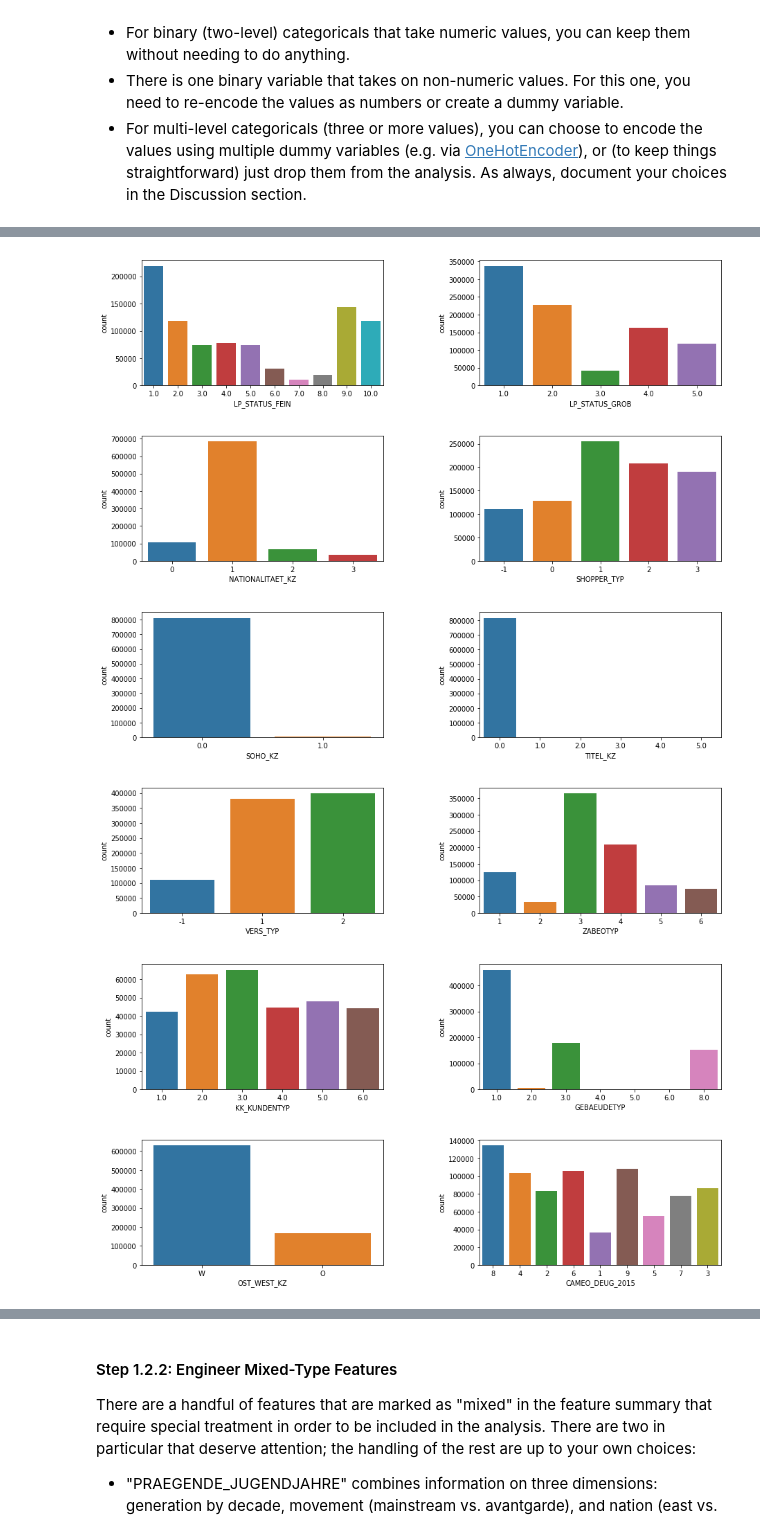
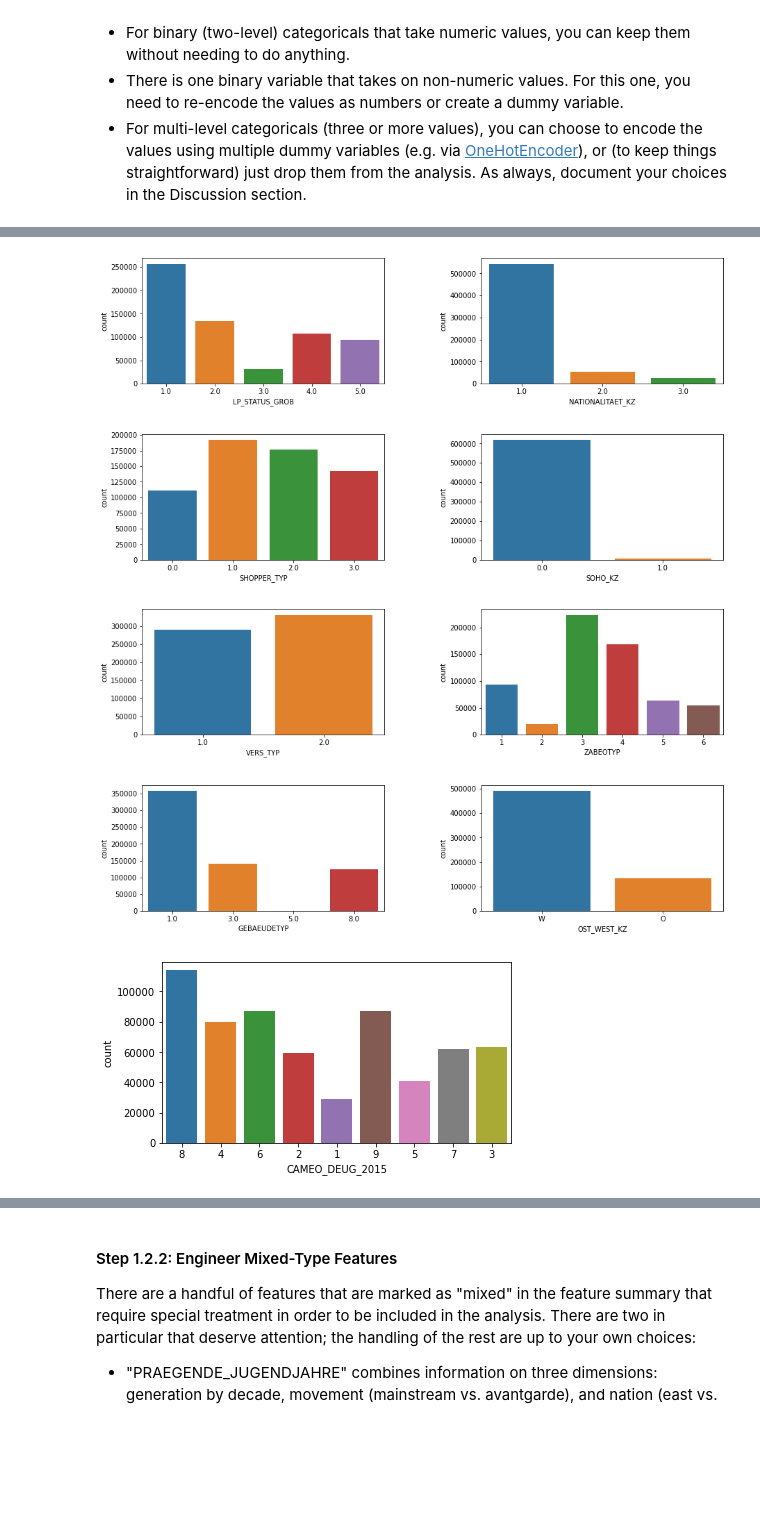
Before and after one commit to davidjentjens/customer_segments_with_arvato, a Jupyter notebook: Identify_Customer_Segments.ipynb, the cells around one changed output, grey strips where cells are left out. Drawn from its saved outputs; the diff is of its cells as text; code cells hidden in the pictures; blank space fills up the shorter version.

```diff
--- a/Identify_Customer_Segments.ipynb
+++ b/Identify_Customer_Segments.ipynb
@@ -347,5 +346,7 @@ Depending on what you observe in your comparison, this will have implications on
 # %%
 # How much data is missing in each row of the dataset?
 
-row_nan_percentage = azdias_reduced_columns.apply(lambda x: 1-(x.count()/85), axis=1)
+n_columns = azdias_reduced_columns.shape[1]
+
+row_nan_percentage = azdias_reduced_columns.apply(lambda x: 1-(x.count()/n_columns), axis=1)
 # %%
@@ -474,9 +522,8 @@ For categorical data, you would ordinarily need to encode the levels as dummy va
+# %%
+# The variables that I removed due to missing values also need to bee removed from this list.
+
+categorical_attr = categorical_attr.drop(labels=[0, 40, 47])
 # %%
-# Assess categorical variables: which are binary, which are multi-level, and
-# which one needs to be re-encoded?
-
-categorical_attr = feat_info[feat_info['type'] == 'categorical'].attribute;
-
 binary_attr = []
 multilevel_attr = []
 
@@ -487,13 +534,13 @@ for i in range(0, len(categorical_attr)-1):
 
     column = categorical_attr.iloc[i]
 
-    if(azdias[column].nunique() == 2):
+    if(azdias_without_nans[column].nunique() == 2):
         binary_attr.append(column)
     else:
         multilevel_attr.append(column)
 
     ax = fig.add_subplot(2, 2, (i%4)+1)
-    sns.countplot(data=azdias, x=column);
+    sns.countplot(data=azdias_without_nans, x=column);
 
 plt.show()
 # %% [output]
@@ -502,6 +549,6 @@ plt.show()
-[figure, old version]
+[figure, new version]
-[figure, old version]
+[figure, new version]
-[figure, old version]
+[figure, new version]
 # %%
 # I decided to plot the last column on its own because of the comparably high number of categories in it
 fig = plt.figure(figsize=(15,8))
```
Also changed, not shown: parts of 45 cells of this notebook.
